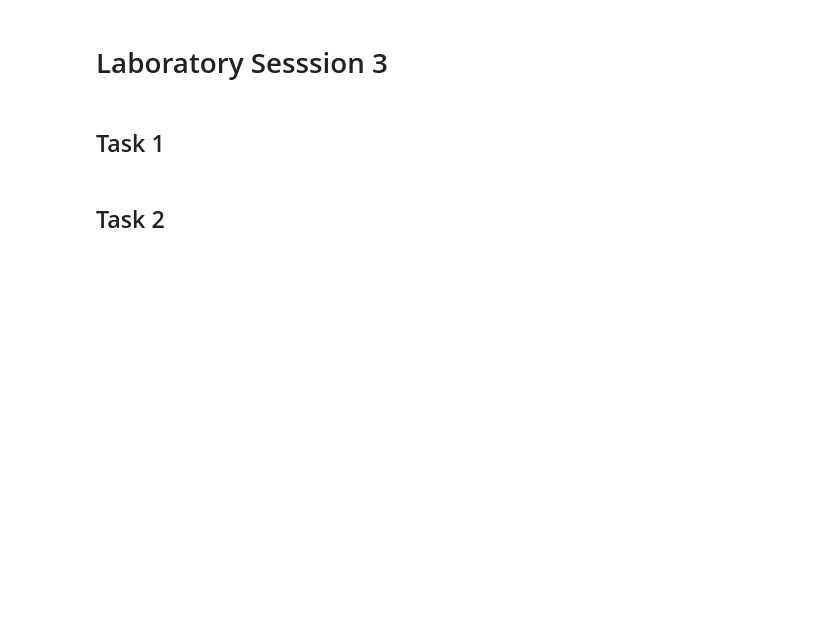
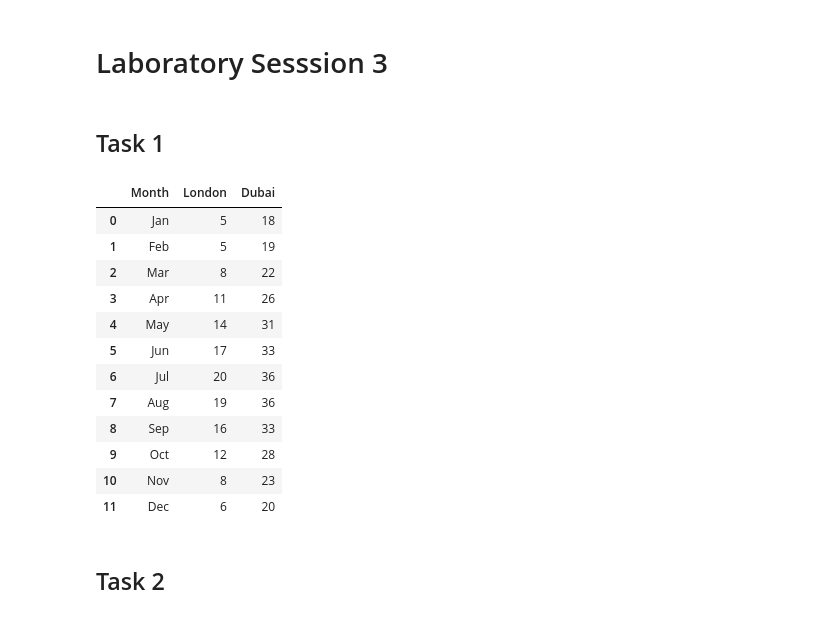
Before and after one commit to Hugo-huy2004/COMP1844_Information_Analysis_and_Visualisation, a Jupyter notebook: lab3.ipynb, the cells around one changed output. Saved outputs shown, nothing was run; the diff lists cells and outputs as text; code cells hidden in the pictures; blank space fills up the shorter version.

```diff
--- a/lab3.ipynb
+++ b/lab3.ipynb
@@ -2,5 +2,31 @@
 # Laboratory Sesssion 3
 # %% [markdown]
 ## Task 1
+# %%
+import numpy as np
+import pandas as pd
+months = ['Jan', 'Feb', 'Mar', 'Apr', 'May', 'Jun', 'Jul', 'Aug', 'Sep', 'Oct', 'Nov', 'Dec']
+london = [5, 5, 8, 11, 14, 17, 20, 19, 16, 12, 8, 6]
+dubai = [18, 19, 22, 26, 31, 33, 36, 36, 33, 28, 23, 20]
+df = pd.DataFrame({
+    'Month': months,
+    'London': london,
+    'Dubai': dubai
+})
+display(df)
+# %% [output]
+|  | Month | London | Dubai |
+| 0 | Jan | 5 | 18 |
+| 1 | Feb | 5 | 19 |
+| 2 | Mar | 8 | 22 |
+| 3 | Apr | 11 | 26 |
+| 4 | May | 14 | 31 |
+| 5 | Jun | 17 | 33 |
+| 6 | Jul | 20 | 36 |
+| 7 | Aug | 19 | 36 |
+| 8 | Sep | 16 | 33 |
+| 9 | Oct | 12 | 28 |
+| 10 | Nov | 8 | 23 |
+| 11 | Dec | 6 | 20 |
 # %% [markdown]
 ## Task 2
```
Also changed, not shown: parts of 4 cells of this notebook, 1 other file.
